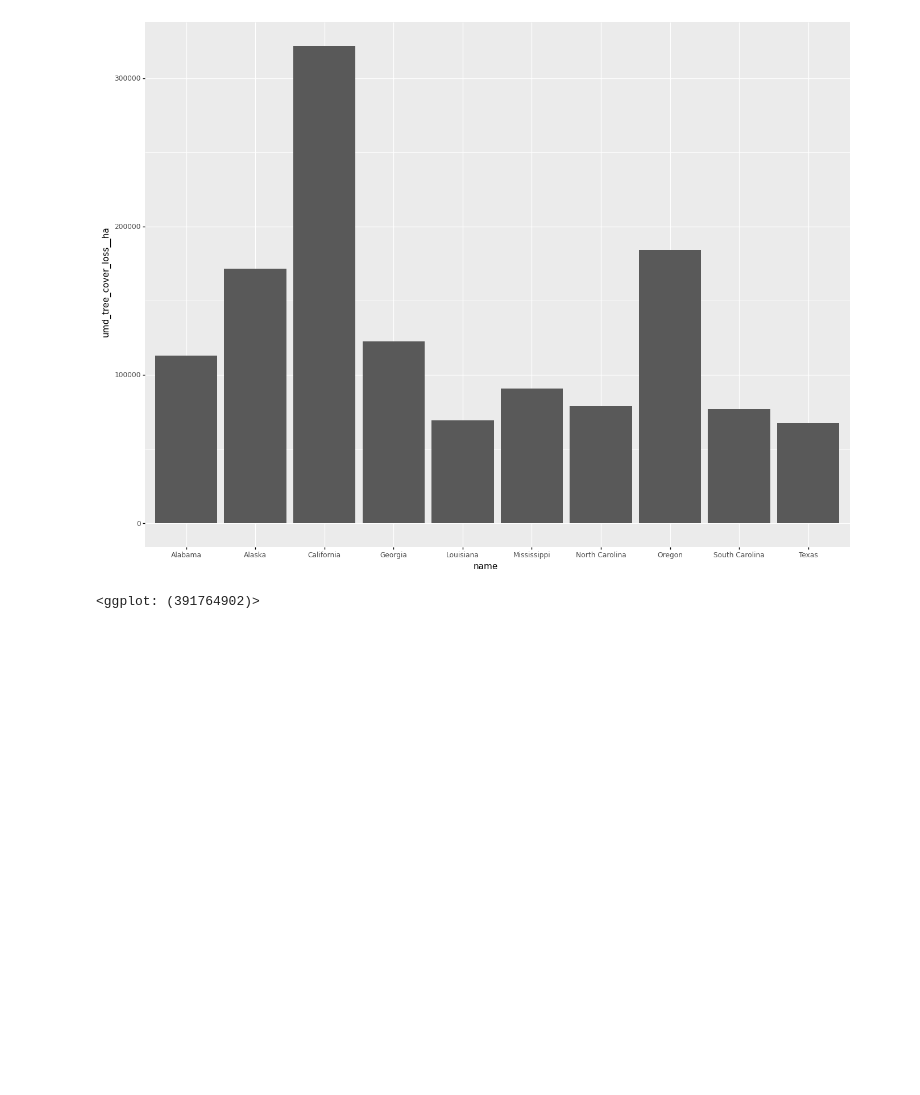
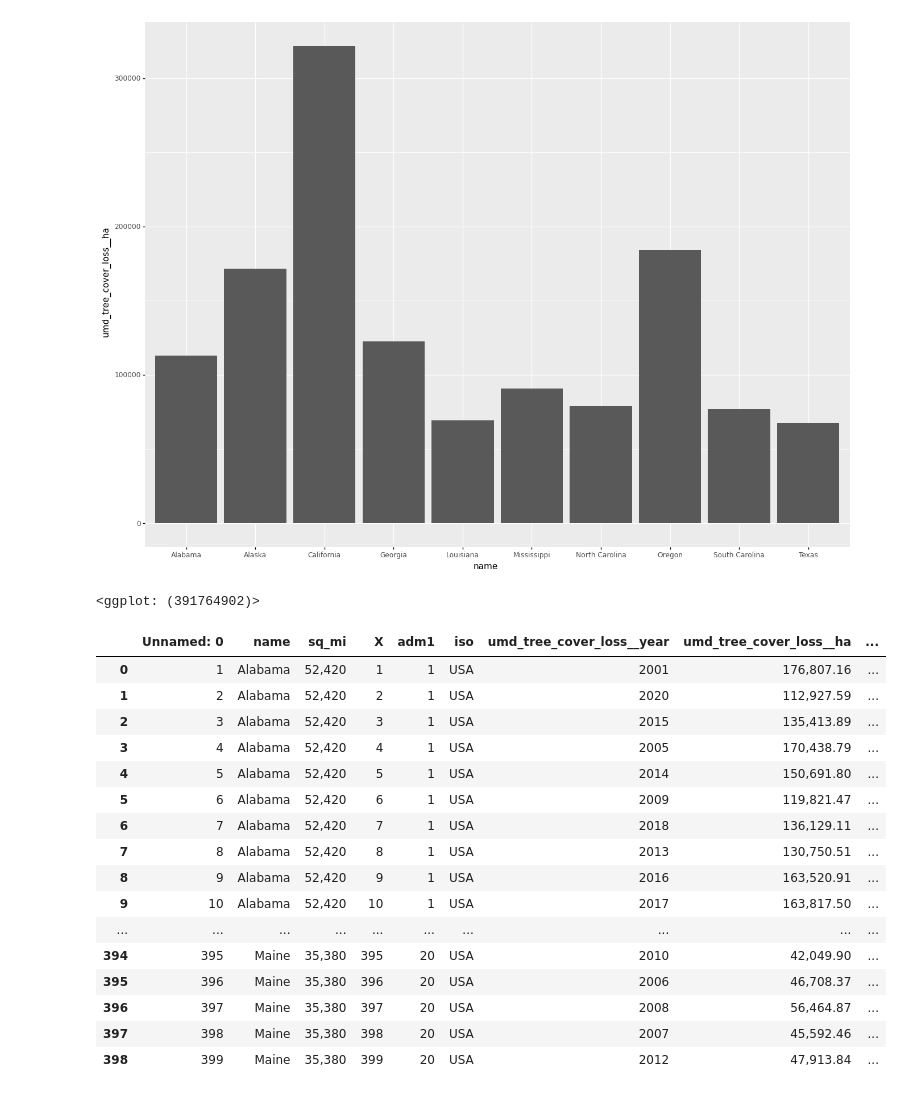
Before and after one commit to areenaarora/us-tree-loss, a Jupyter notebook: us-tree-loss.ipynb, the cells around one changed output. Cells and saved outputs as stored; diff of their text form; code cells hidden in the pictures; blank space fills up the shorter version.

```diff
--- a/us-tree-loss.ipynb
+++ b/us-tree-loss.ipynb
@@ -190,3 +190,25 @@ regions.loc[regions['umd_tree_cover_loss__year'] == 2020].sort_values(by='gfw_gr
 # %% [output]
 [figure]
 <ggplot: (391764902)>
+# %%
+loss_areas = pd.read_csv('loss_areas.csv')
+# %%
+loss_areas
+# %% [output]
+|  | Unnamed: 0 | name | sq_mi | X | adm1 | iso | umd_tree_cover_loss__year | umd_tree_cover_loss__ha | ... |
+| 0 | 1 | Alabama | 52,420 | 1 | 1 | USA | 2001 | 176,807.16 | ... |
+| 1 | 2 | Alabama | 52,420 | 2 | 1 | USA | 2020 | 112,927.59 | ... |
+| 2 | 3 | Alabama | 52,420 | 3 | 1 | USA | 2015 | 135,413.89 | ... |
+| 3 | 4 | Alabama | 52,420 | 4 | 1 | USA | 2005 | 170,438.79 | ... |
+| 4 | 5 | Alabama | 52,420 | 5 | 1 | USA | 2014 | 150,691.80 | ... |
+| 5 | 6 | Alabama | 52,420 | 6 | 1 | USA | 2009 | 119,821.47 | ... |
+| 6 | 7 | Alabama | 52,420 | 7 | 1 | USA | 2018 | 136,129.11 | ... |
+| 7 | 8 | Alabama | 52,420 | 8 | 1 | USA | 2013 | 130,750.51 | ... |
+| 8 | 9 | Alabama | 52,420 | 9 | 1 | USA | 2016 | 163,520.91 | ... |
+| 9 | 10 | Alabama | 52,420 | 10 | 1 | USA | 2017 | 163,817.50 | ... |
+| ... | ... | ... | ... | ... | ... | ... | ... | ... | ... |
+| 394 | 395 | Maine | 35,380 | 395 | 20 | USA | 2010 | 42,049.90 | ... |
+| 395 | 396 | Maine | 35,380 | 396 | 20 | USA | 2006 | 46,708.37 | ... |
+| 396 | 397 | Maine | 35,380 | 397 | 20 | USA | 2008 | 56,464.87 | ... |
+| 397 | 398 | Maine | 35,380 | 398 | 20 | USA | 2007 | 45,592.46 | ... |
+| 398 | 399 | Maine | 35,380 | 399 | 20 | USA | 2012 | 47,913.84 | ... |
```
Also changed, not shown: parts of 3 cells of this notebook, 1 other file.
